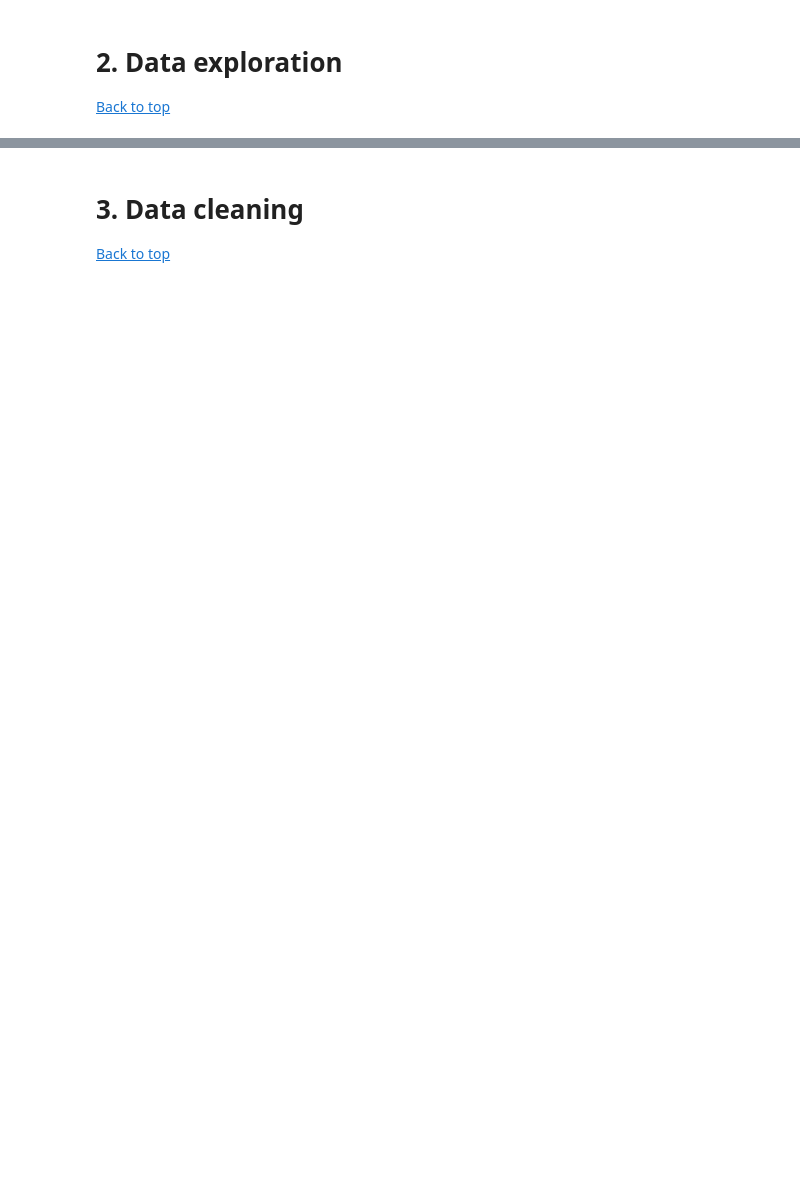
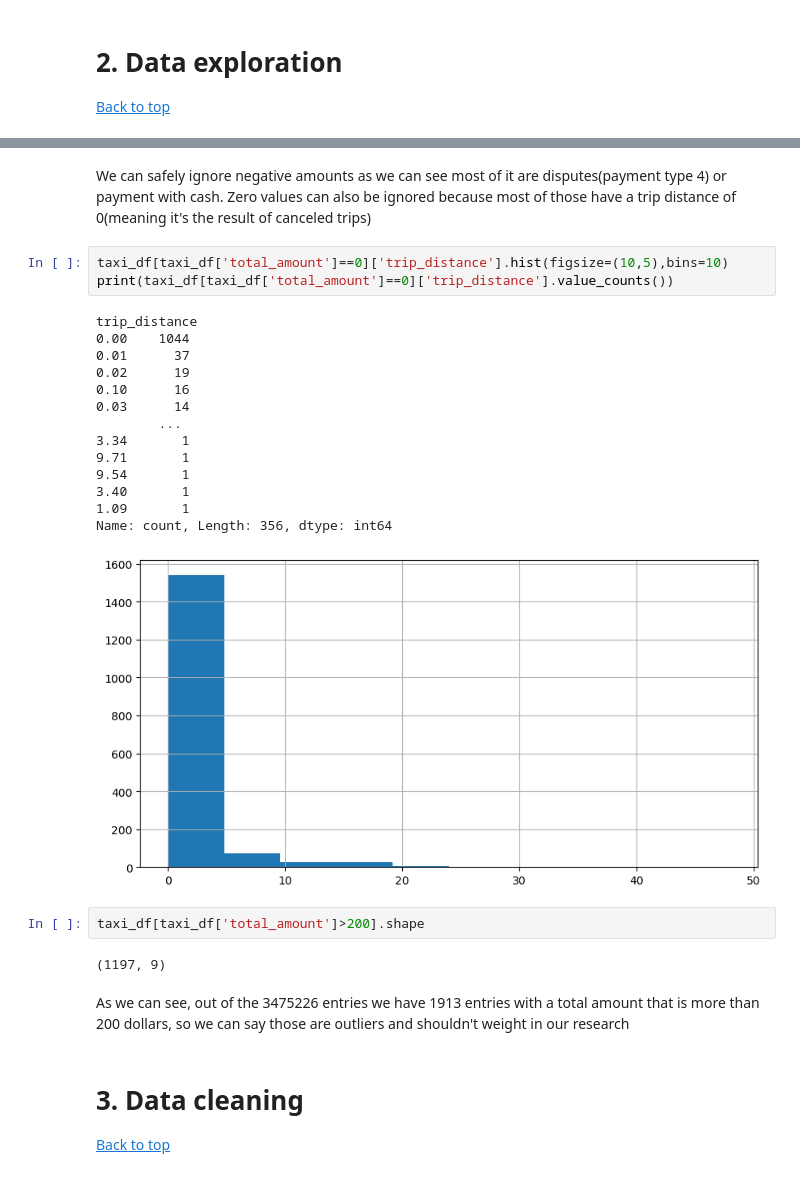
Before and after one commit to ataneko/New-York-Taxi-Analysis, a Jupyter notebook: Data Science Project Skeleton.ipynb, the cells around one changed output, grey strips where cells are left out. Saved outputs shown, nothing was run; the diff lists cells and outputs as text; blank space fills up the shorter version.

```diff
--- a/Data Science Project Skeleton.ipynb
+++ b/Data Science Project Skeleton.ipynb
@@ -25,3 +96,30 @@
+# %% [markdown]
+We can safely ignore negative amounts as we can see most of it are disputes(payment type 4) or payment with cash.
+Zero values can also be ignored because most of those have a trip distance of 0(meaning it's the result of canceled trips)
+# %%
+taxi_df[taxi_df['total_amount']==0]['trip_distance'].hist(figsize=(10,5),bins=10)
+print(taxi_df[taxi_df['total_amount']==0]['trip_distance'].value_counts())
+# %% [output]
+trip_distance
+0.00    1044
+0.01      37
+0.02      19
+0.10      16
+0.03      14
+        ...
+3.34       1
+9.71       1
+9.54       1
+3.40       1
+1.09       1
+Name: count, Length: 356, dtype: int64
+[figure, added]
+# %%
+taxi_df[taxi_df['total_amount']>200].shape
+# %% [output]
+(1197, 9)
+# %% [markdown]
+As we can see, out of the 3475226 entries we have 1913 entries with a total amount that is more than 200 dollars, so we can say those are outliers and shouldn't weight in our research
 # %% [markdown]
 # 3. Data cleaning <a id='data_cleaning'></a>
 [Back to top](#table_of_contents)
```
Also changed, not shown: parts of 24 cells of this notebook, 1 other file.
